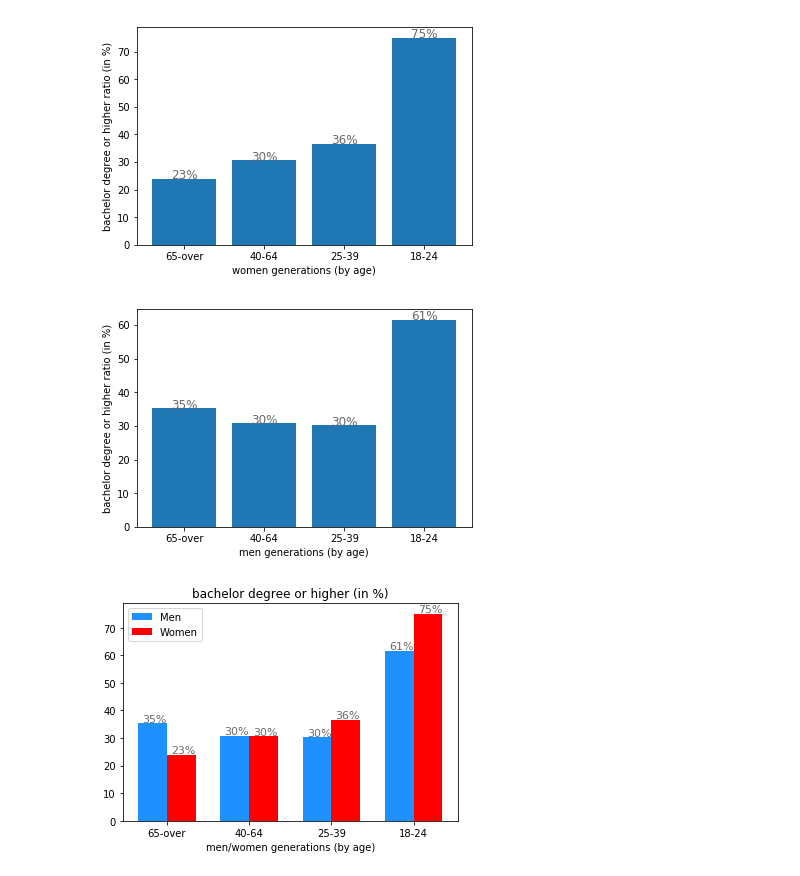
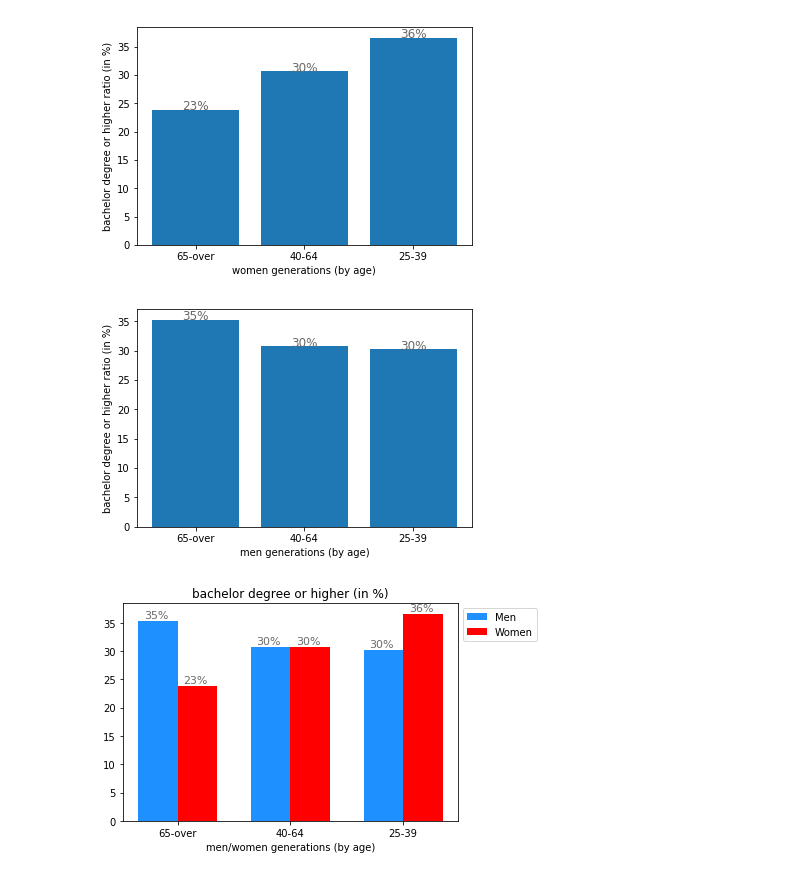
Before and after one commit to Tiger-Cross/AIHack18, a Jupyter notebook: notebooks/gender_evolution.ipynb, the cells around one changed output. Saved outputs shown, nothing was run; the diff lists cells and outputs as text; code cells hidden in the pictures.

```diff
--- a/notebooks/gender_evolution.ipynb
+++ b/notebooks/gender_evolution.ipynb
@@ -12,10 +11,8 @@ school_enrollment_csv_filepath = data_folder / "X14_SCHOOL_ENROLLMENT.csv"
 sex_csv_filepath = data_folder / "X01_AGE_AND_SEX.csv"
 # %%
-edu_enrollment = pd.read_csv(str(school_enrollment_csv_filepath))
 edu_attainment = pd.read_csv(str(edu_attainment_csv_filepath))
 sex_data = pd.read_csv(str(sex_csv_filepath))
 
-women_18_24 = edu_enrollment["SEX BY SCHOOL ENROLLMENT BY LEVEL OF SCHOOL BY TYPE OF SCHOOL FOR THE POPULATION 3 YEARS AND OVER: Female: Enrolled in school: Enrolled in college undergraduate years: Population 3 years and over -- (Estimate)"]
 women_25_39 = edu_attainment["SEX BY AGE BY FIELD OF BACHELOR'S DEGREE FOR FIRST MAJOR FOR THE POPULATION 25 YEARS AND OVER: Female: 25 to 39 years: POPULATION 25 YEARS AND OVER WITH A BACHELOR'S DEGREE OR HIGHER ATTAINMENT -- (Estimate)"]
 women_40_64 = edu_attainment["SEX BY AGE BY FIELD OF BACHELOR'S DEGREE FOR FIRST MAJOR FOR THE POPULATION 25 YEARS AND OVER: Female: 40 to 64 years: POPULATION 25 YEARS AND OVER WITH A BACHELOR'S DEGREE OR HIGHER ATTAINMENT -- (Estimate)"]
 women_65_over = edu_attainment["SEX BY AGE BY FIELD OF BACHELOR'S DEGREE FOR FIRST MAJOR FOR THE POPULATION 25 YEARS AND OVER: Female: 65 years and over: POPULATION 25 YEARS AND OVER WITH A BACHELOR'S DEGREE OR HIGHER ATTAINMENT -- (Estimate)"]
@@ -26,7 +23,6 @@ women_total_25_39 = sex_data["SEX BY AGE: Female: 25 to 29 years: Total populati
 women_total_40_64 = sex_data["SEX BY AGE: Female: 40 to 44 years: Total population -- (Estimate)"]+ sex_data["SEX BY AGE: Female: 45 to 49 years: Total population -- (Estimate)"]+ sex_data["SEX BY AGE: Female: 50 to 54 years: Total population -- (Estimate)"]+ sex_data["SEX BY AGE: Female: 55 to 59 years: Total population -- (Estimate)"]+ sex_data["SEX BY AGE: Female: 60 and 61 years: Total population -- (Estimate)"]+ sex_data["SEX BY AGE: Female: 62 to 64 years: Total population -- (Estimate)"]
 women_total_65_over = sex_data["SEX BY AGE: Female: 65 and 66 years: Total population -- (Estimate)"]+ sex_data["SEX BY AGE: Female: 67 to 69 years: Total population -- (Estimate)"]+ sex_data["SEX BY AGE: Female: 70 to 74 years: Total population -- (Estimate)"]+ sex_data["SEX BY AGE: Female: 75 to 79 years: Total population -- (Estimate)"]+ sex_data["SEX BY AGE: Female: 80 to 84 years: Total population -- (Estimate)"]+ sex_data["SEX BY AGE: Female: 85 years and over: Total population -- (Estimate)"]
 
-women_18_24_ratio = sum(women_18_24) / sum(women_total_18_24) * 100
 women_25_39_ratio = sum(women_25_39) / sum(women_total_25_39) * 100
 women_total_40_64_ratio = sum(women_40_64) / sum(women_total_40_64) * 100
 women_total_65_over_ratio = sum(women_65_over) / sum(women_total_65_over) * 100
@@ -35,8 +31,8 @@ women_total_65_over_ratio = sum(women_65_over) / sum(women_total_65_over) * 100
 #women_all_ratio = women_all / sum(women_total)
 #print(women_all_ratio)
 
-x = ["65-over","40-64" ,"25-39", "18-24"]
-y_women = [women_total_65_over_ratio, women_total_40_64_ratio, women_25_39_ratio, women_18_24_ratio]
+x = ["65-over","40-64" ,"25-39"]
+y_women = [women_total_65_over_ratio, women_total_40_64_ratio, women_25_39_ratio]
 
 plt.bar(x, y_women)
 for a,b in zip(x, y_women):
@@ -48,7 +44,6 @@ plt.show()
 
 ########
 
-men_18_24 = edu_enrollment["SEX BY SCHOOL ENROLLMENT BY LEVEL OF SCHOOL BY TYPE OF SCHOOL FOR THE POPULATION 3 YEARS AND OVER: Male: Enrolled in school: Enrolled in college undergraduate years: Population 3 years and over -- (Estimate)"]
 men_25_39 = edu_attainment["SEX BY AGE BY FIELD OF BACHELOR'S DEGREE FOR FIRST MAJOR FOR THE POPULATION 25 YEARS AND OVER: Male: 25 to 39 years: POPULATION 25 YEARS AND OVER WITH A BACHELOR'S DEGREE OR HIGHER ATTAINMENT -- (Estimate)"]
 men_40_64 = edu_attainment["SEX BY AGE BY FIELD OF BACHELOR'S DEGREE FOR FIRST MAJOR FOR THE POPULATION 25 YEARS AND OVER: Male: 40 to 64 years: POPULATION 25 YEARS AND OVER WITH A BACHELOR'S DEGREE OR HIGHER ATTAINMENT -- (Estimate)"]
 men_65_over = edu_attainment["SEX BY AGE BY FIELD OF BACHELOR'S DEGREE FOR FIRST MAJOR FOR THE POPULATION 25 YEARS AND OVER: Male: 65 years and over: POPULATION 25 YEARS AND OVER WITH A BACHELOR'S DEGREE OR HIGHER ATTAINMENT -- (Estimate)"]
@@ -59,49 +54,47 @@ men_total_25_39 = sex_data["SEX BY AGE: Male: 25 to 29 years: Total population -
 men_total_40_64 = sex_data["SEX BY AGE: Male: 40 to 44 years: Total population -- (Estimate)"]+ sex_data["SEX BY AGE: Male: 45 to 49 years: Total population -- (Estimate)"]+ sex_data["SEX BY AGE: Male: 50 to 54 years: Total population -- (Estimate)"]+ sex_data["SEX BY AGE: Male: 55 to 59 years: Total population -- (Estimate)"]+ sex_data["SEX BY AGE: Male: 60 and 61 years: Total population -- (Estimate)"]+ sex_data["SEX BY AGE: Male: 62 to 64 years: Total population -- (Estimate)"]
 men_total_65_over = sex_data["SEX BY AGE: Male: 65 and 66 years: Total population -- (Estimate)"]+ sex_data["SEX BY AGE: Male: 67 to 69 years: Total population -- (Estimate)"]+ sex_data["SEX BY AGE: Male: 70 to 74 years: Total population -- (Estimate)"]+ sex_data["SEX BY AGE: Male: 75 to 79 years: Total population -- (Estimate)"]+ sex_data["SEX BY AGE: Male: 80 to 84 years: Total population -- (Estimate)"]+ sex_data["SEX BY AGE: Male: 85 years and over: Total population -- (Estimate)"]
 
-men_18_24_ratio = sum(men_18_24) / sum(men_total_18_24) * 100
 men_25_39_ratio = sum(men_25_39) / sum(men_total_25_39) * 100
 men_total_40_64_ratio = sum(men_40_64) / sum(men_total_40_64) * 100
 men_total_65_over_ratio = sum(men_65_over) / sum(men_total_65_over) * 100
 
-x = ["65-over","40-64" ,"25-39", "18-24"]
-y_men = [men_total_65_over_ratio, men_total_40_64_ratio, men_25_39_ratio, men_18_24_ratio]
+x = ["65-over","40-64" ,"25-39"]
+y_men = [men_total_65_over_ratio, men_total_40_64_ratio, men_25_39_ratio]
 
 plt.bar(x, y_men)
 for a,b in zip(x, y_men):
     plt.text(a, b, str(b).split(".", 1)[0] + "%", fontsize=12,
                 color='dimgrey', horizontalalignment='center')
 plt.xlabel('men generations (by age)')
 plt.ylabel('bachelor degree or higher ratio (in %)')
 plt.show()
 
 ########
 
-N = 4
+N = 3
 
 fig, ax = plt.subplots()
 
 ind = np.arange(N)    # the x locations for the groups
 width = 0.35         # the width of the bars
 p1 = ax.bar(ind, y_men, width, color='dodgerblue')
 
 
 p2 = ax.bar(ind + width, y_women, width,
             color='r')
 
 ax.set_title('bachelor degree or higher (in %)')
 ax.set_xticks(ind + width / 2)
-ax.set_xticklabels(("65-over","40-64" ,"25-39", "18-24"))
+ax.set_xticklabels(("65-over","40-64" ,"25-39"))
 
 for i in ax.patches:
     ax.text(i.get_x() + 0.05, i.get_height() + 0.5, str(i.get_height()).split(".", 1)[0] + "%", fontsize=11, color='dimgrey')
 
 plt.xlabel('men/women generations (by age)')
-ax.legend((p1[0], p2[0]), ('Men', 'Women'))
-ax.autoscale_view()
+ax.legend((p1[0], p2[0]), ('Men', 'Women'), bbox_to_anchor=(1, 1))
 
 plt.show()
 # %% [output]
-[figure, old version]
+[figure, new version]
-[figure, old version]
+[figure, new version]
-[figure, old version]
+[figure, new version]
```
Also changed, not shown: parts of 1 cell of this notebook, 1 other file.
